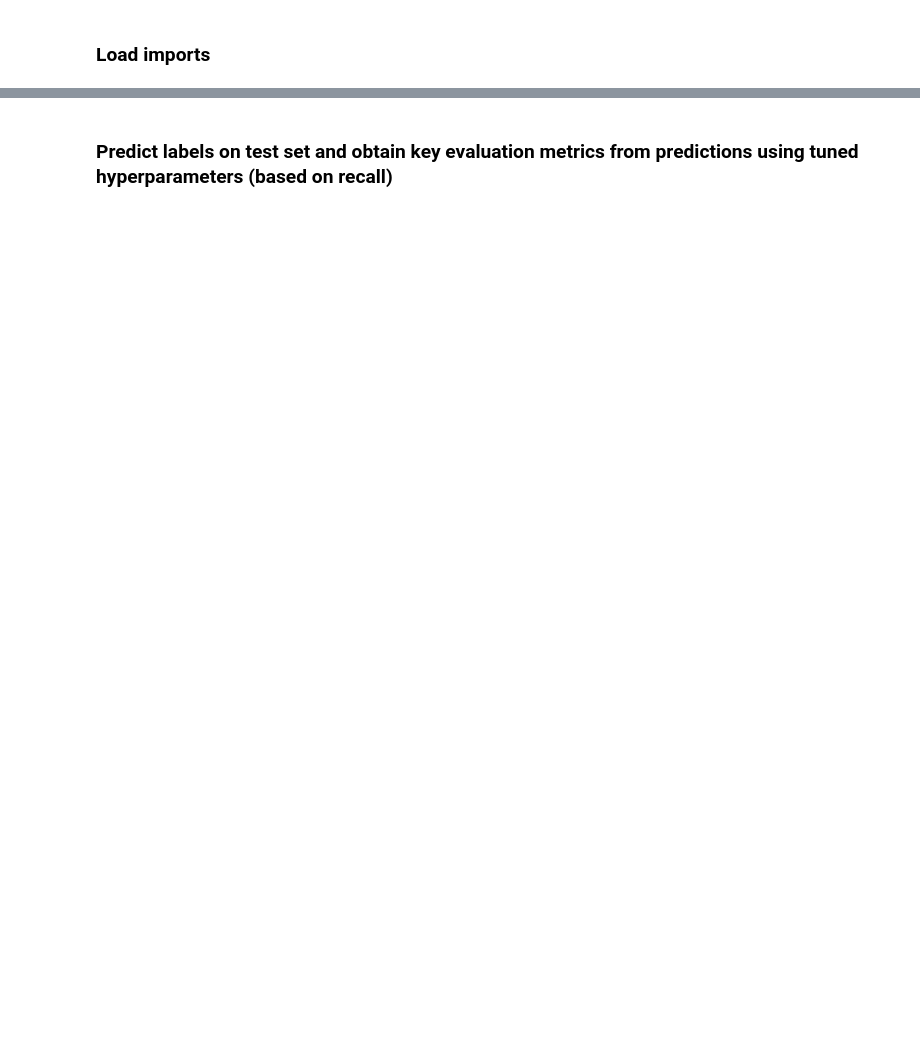
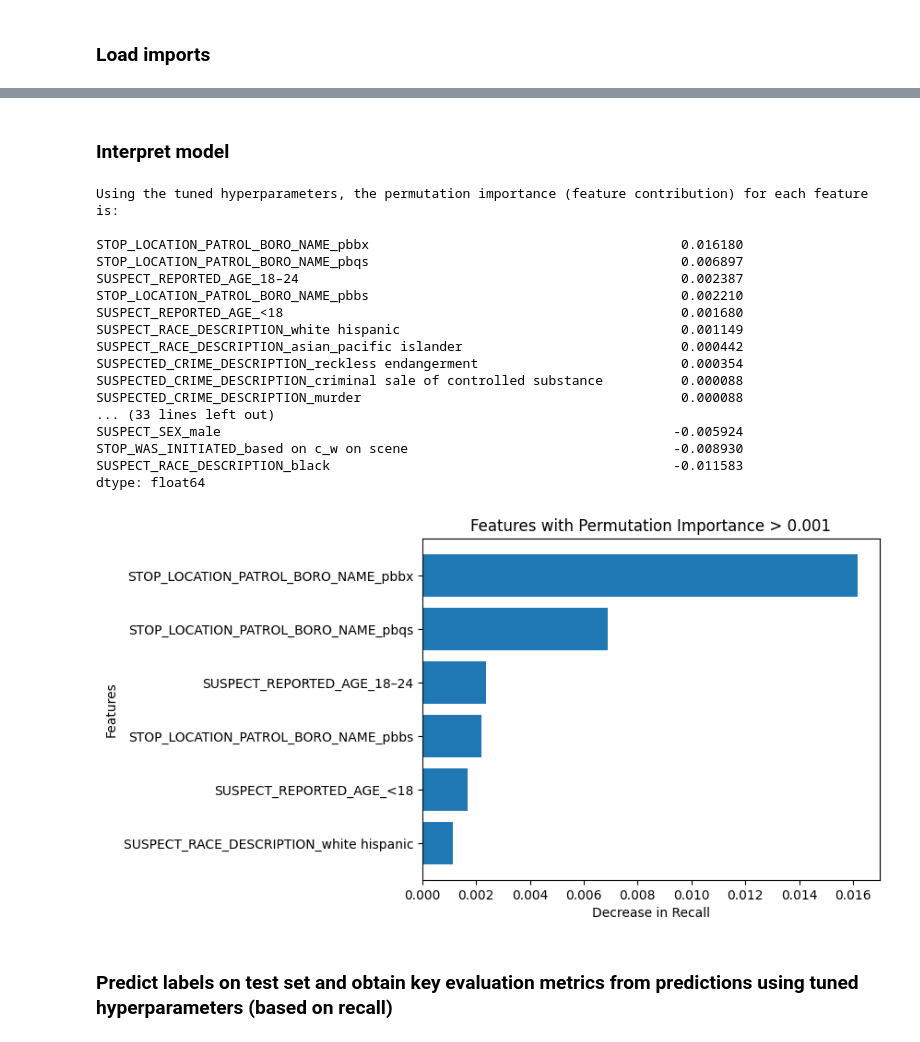
Before and after one commit to amylin1249/nypd-enforcement-gap, a Jupyter notebook: src/train_neural_network.ipynb, the cells around one changed output, grey strips where cells are left out. Saved outputs shown, nothing was run; the diff lists cells and outputs as text; code cells hidden in the pictures; blank space fills up the shorter version.

```diff
--- a/src/train_neural_network.ipynb
+++ b/src/train_neural_network.ipynb
@@ -198,3 +172,44 @@ ax.grid(alpha=0.25)
+# %% [markdown]
+### Interpret model
+# %%
+# Obtain the best model using the tuned GridSearchCV hyperparameters
+best_model = grid_search.best_estimator_
+
+# Extract the permutation importances from the best model
+nn_importances = permutation_importance(best_model, X_test, y_test, scoring='recall', n_repeats=10, random_state=123)
+nn_feature_importances = pd.Series(nn_importances.importances_mean, index=X_test.columns)
+
+print("Using the tuned hyperparameters, the permutation importance (feature contribution) for each feature is:")
+print()
+print(nn_feature_importances.sort_values(ascending=False))
+
+plot_df = nn_feature_importances[nn_feature_importances > 0.001].sort_values(ascending=True)
+
+plt.figure()
+plt.barh(plot_df.index, plot_df.values)
+plt.title("Features with Permutation Importance > 0.001")
+plt.xlabel("Decrease in Recall")
+plt.ylabel("Features")
+plt.show()
+# %% [output]
+Using the tuned hyperparameters, the permutation importance (feature contribution) for each feature is:
+
+STOP_LOCATION_PATROL_BORO_NAME_pbbx                                        0.016180
+STOP_LOCATION_PATROL_BORO_NAME_pbqs                                        0.006897
+SUSPECT_REPORTED_AGE_18–24                                                 0.002387
+STOP_LOCATION_PATROL_BORO_NAME_pbbs                                        0.002210
+SUSPECT_REPORTED_AGE_<18                                                   0.001680
+SUSPECT_RACE_DESCRIPTION_white hispanic                                    0.001149
+SUSPECT_RACE_DESCRIPTION_asian_pacific islander                            0.000442
+SUSPECTED_CRIME_DESCRIPTION_reckless endangerment                          0.000354
+SUSPECTED_CRIME_DESCRIPTION_criminal sale of controlled substance          0.000088
+SUSPECTED_CRIME_DESCRIPTION_murder                                         0.000088
+... (33 lines left out)
+SUSPECT_SEX_male                                                          -0.005924
+STOP_WAS_INITIATED_based on c_w on scene                                  -0.008930
+SUSPECT_RACE_DESCRIPTION_black                                            -0.011583
+dtype: float64
+[figure, added]
 # %% [markdown]
 ### Predict labels on test set and obtain key evaluation metrics from predictions using tuned hyperparameters (based on recall)
 # %%
```
Also changed, not shown: parts of 21 cells of this notebook, 1 other file.
